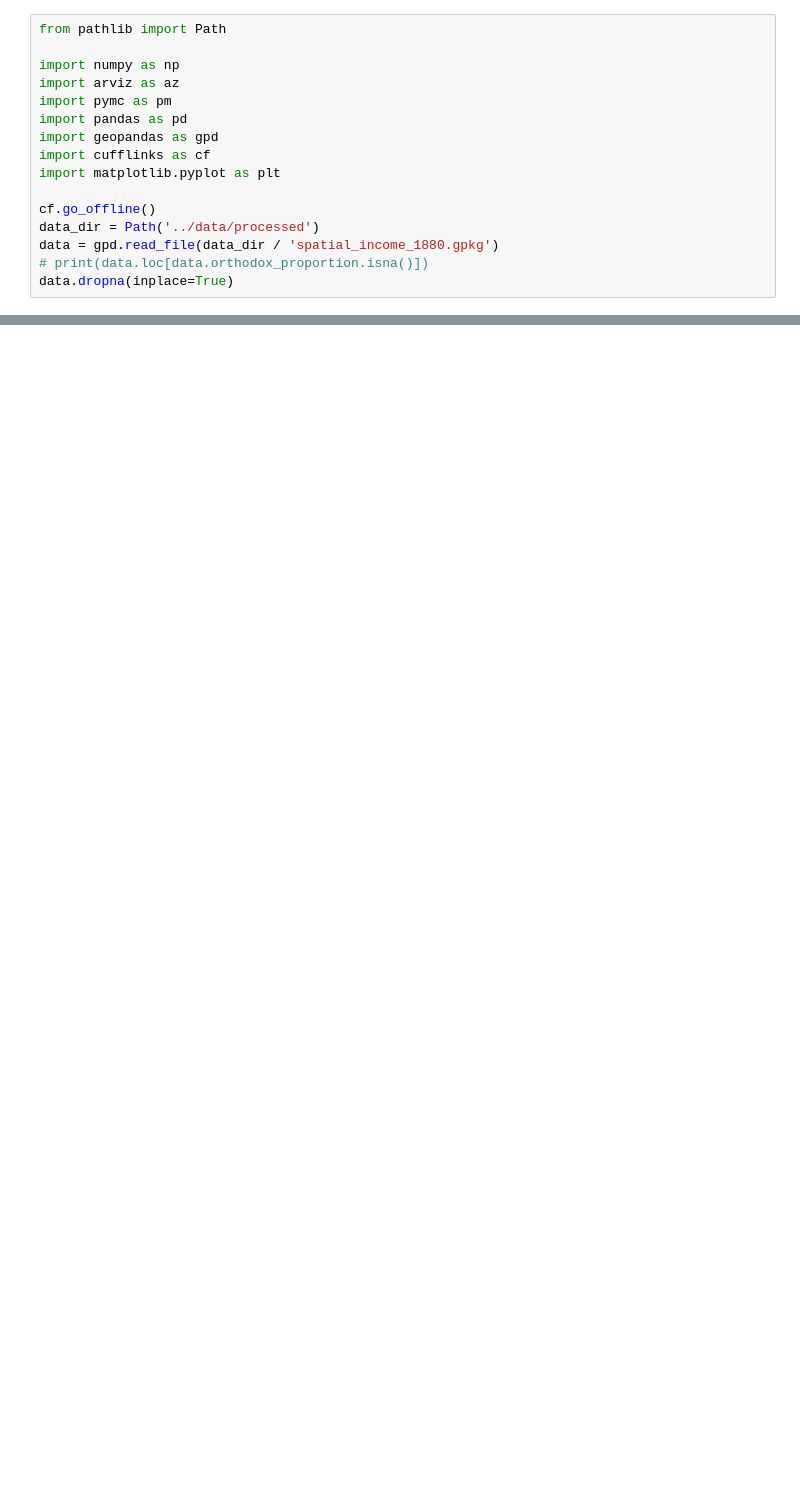
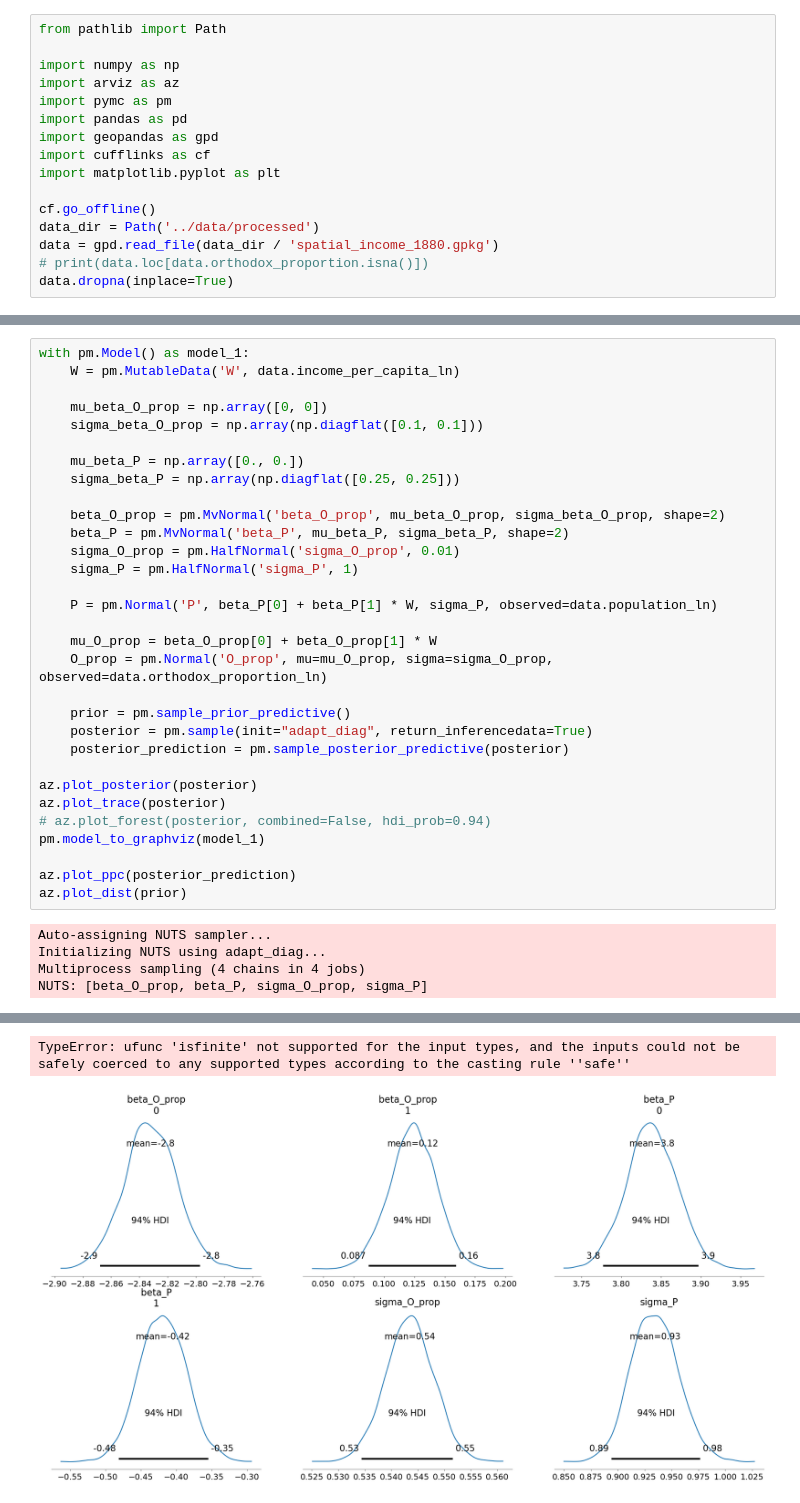
Before and after one commit to AnttiHaerkoenen/socio-ethnic_segregation, a Jupyter notebook: notebooks/exploratory_analysis.ipynb, the cells around one changed output, grey strips where cells are left out. Saved outputs shown, nothing was run; the diff lists cells and outputs as text; blank space fills up the shorter version.

```diff
--- a/notebooks/exploratory_analysis.ipynb
+++ b/notebooks/exploratory_analysis.ipynb
@@ -176,0 +156,36 @@ array([<AxesSubplot:xlabel='ln_W / ln_W'>, <AxesSubplot:xlabel='P / P'>,
+# %%
+with pm.Model() as model_1:
+    W = pm.MutableData('W', data.income_per_capita_ln)
+
+    mu_beta_O_prop = np.array([0, 0])
+    sigma_beta_O_prop = np.array(np.diagflat([0.1, 0.1]))
+
+    mu_beta_P = np.array([0., 0.])
+    sigma_beta_P = np.array(np.diagflat([0.25, 0.25]))
+
+    beta_O_prop = pm.MvNormal('beta_O_prop', mu_beta_O_prop, sigma_beta_O_prop, shape=2)
+    beta_P = pm.MvNormal('beta_P', mu_beta_P, sigma_beta_P, shape=2)
+    sigma_O_prop = pm.HalfNormal('sigma_O_prop', 0.01)
+    sigma_P = pm.HalfNormal('sigma_P', 1)
+
+    P = pm.Normal('P', beta_P[0] + beta_P[1] * W, sigma_P, observed=data.population_ln)
+
+    mu_O_prop = beta_O_prop[0] + beta_O_prop[1] * W
+    O_prop = pm.Normal('O_prop', mu=mu_O_prop, sigma=sigma_O_prop, observed=data.orthodox_proportion_ln)
+
+    prior = pm.sample_prior_predictive()
+    posterior = pm.sample(init="adapt_diag", return_inferencedata=True)
+    posterior_prediction = pm.sample_posterior_predictive(posterior)
+
+az.plot_posterior(posterior)
+az.plot_trace(posterior)
+# az.plot_forest(posterior, combined=False, hdi_prob=0.94)
+pm.model_to_graphviz(model_1)
+
+az.plot_ppc(posterior_prediction)
+az.plot_dist(prior)
+# %% [output]
+Auto-assigning NUTS sampler...
+Initializing NUTS using adapt_diag...
+Multiprocess sampling (4 chains in 4 jobs)
+NUTS: [beta_O_prop, beta_P, sigma_O_prop, sigma_P]
@@ -176,0 +195,2 @@ array([<AxesSubplot:xlabel='ln_W / ln_W'>, <AxesSubplot:xlabel='P / P'>,
+TypeError: ufunc 'isfinite' not supported for the input types, and the inputs could not be safely coerced to any supported types according to the casting rule ''safe''
+[figure, added]
```
Also changed, not shown: parts of 6 cells of this notebook, 3 other files.
